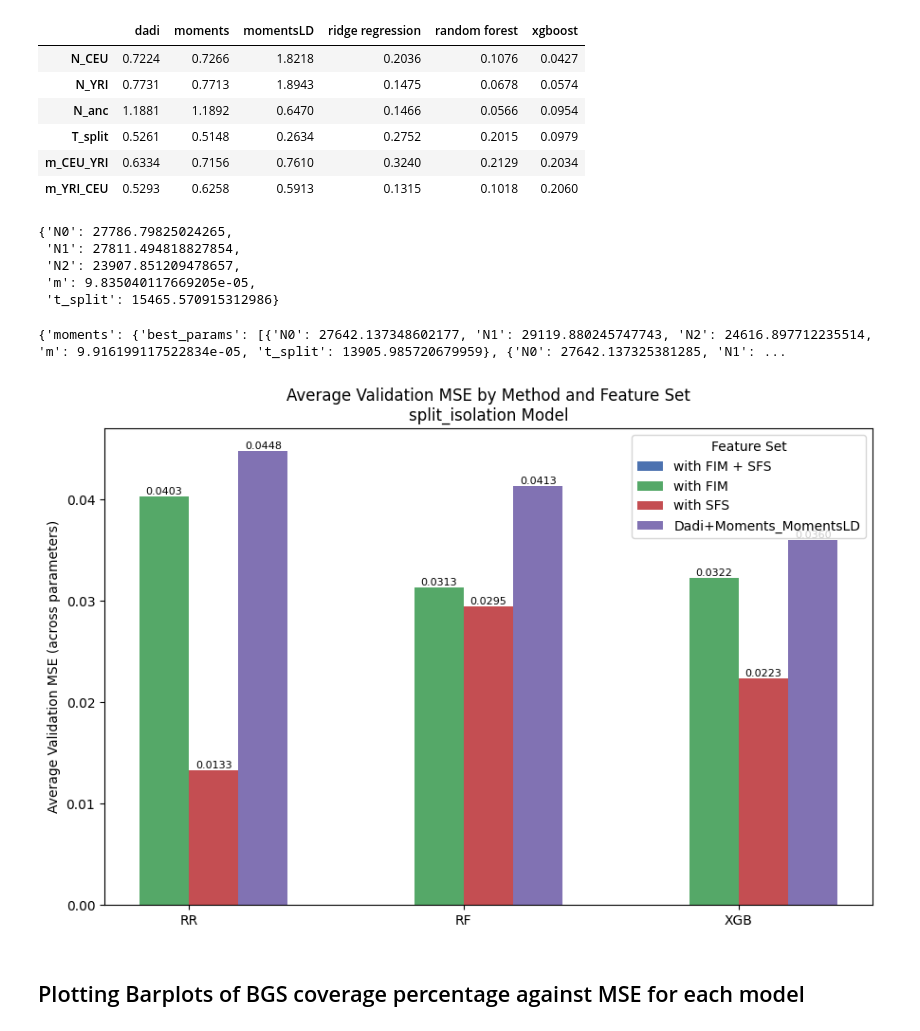
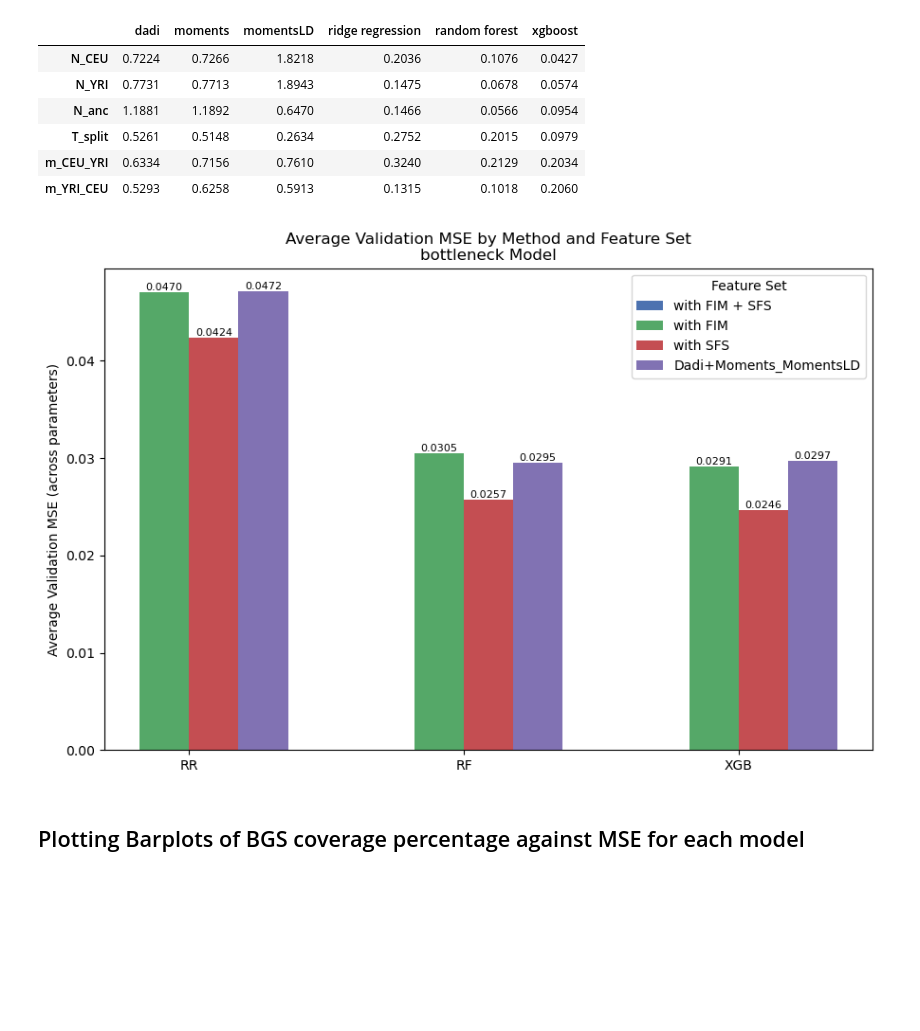
Before and after one commit to ak1376/Infer_Demography, a Jupyter notebook: notebooks/visualization.ipynb, the cells around one changed output. Saved outputs shown, nothing was run; the diff lists cells and outputs as text; code cells hidden in the pictures; blank space fills up the shorter version.

Commit message:
Speeding up random forest, making sure parameter fixing is happening correctly

```diff
--- a/notebooks/visualization.ipynb
+++ b/notebooks/visualization.ipynb
@@ -17,7 +17,7 @@ import numpy as np
 from pathlib import Path
 
 # Load data from all_inferences.pkl files across simulations
-exp_root = Path('/home/akapoor/kernlab/Infer_Demography/experiments/split_isolation')
+exp_root = Path('/home/akapoor/kernlab/Infer_Demography/experiments/bottleneck')
 sim_dirs = sorted([d for d in exp_root.glob('inferences/sim_*') if d.is_dir()])
 
 dadi_estimates = {}
@@ -253,32 +253,14 @@ df_display
 | T_split | 0.5261 | 0.5148 | 0.2634 | 0.2752 | 0.2015 | 0.0979 |
 | m_CEU_YRI | 0.6334 | 0.7156 | 0.7610 | 0.3240 | 0.2129 | 0.2034 |
 | m_YRI_CEU | 0.5293 | 0.6258 | 0.5913 | 0.1315 | 0.1018 | 0.2060 |
-# %%
-with open('/sietch_colab/akapoor/Infer_Demography/experiments/split_isolation/simulations/0/sampled_params.pkl', 'rb') as f:
-    sampled_params = pickle.load(f)
-# %%
-sampled_params
-# %% [output]
-{'N0': 27786.79825024265,
- 'N1': 27811.494818827854,
- 'N2': 23907.851209478657,
- 'm': 9.835040117669205e-05,
- 't_split': 15465.570915312986}
-# %%
-with open('/sietch_colab/akapoor/Infer_Demography/experiments/split_isolation/inferences/sim_0/all_inferences.pkl', 'rb') as f:
-    all_inferences = pickle.load(f)
-
-print(all_inferences)
-# %% [output]
-{'moments': {'best_params': [{'N0': 27642.137348602177, 'N1': 29119.880245747743, 'N2': 24616.897712235514, 'm': 9.916199117522834e-05, 't_split': 13905.985720679959}, {'N0': 27642.137325381285, 'N1': ...
 # %%
 import json, os
 import matplotlib.pyplot as plt
 import numpy as np
 
-experiment_name = 'split_isolation'
+experiment_name = 'bottleneck'
 
-base = f"/sietch_colab/akapoor/Infer_Demography/experiments/{experiment_name}/archived"
+base = f"/projects/kernlab/akapoor/Infer_Demography/experiments/{experiment_name}"
 paths = {
     "RR_FIM_SFS":  f"{base}/modeling_w_FIM_w_SFSresids/linear_ridge/linear_model_error_ridge.json",
     "RR_FIM":      f"{base}/modeling_w_FIM_wo_SFSresids/linear_ridge/linear_model_error_ridge.json",
@@ -316,34 +298,34 @@ for m in methods:
         load_avg_mse(paths[f"{m}_SFS"]),
         load_avg_mse(paths[f"{m}_BASE"])
     ]
     results.append(mses)
 results = np.array(results)
 
 # plotting
 x = np.arange(len(methods))
 width = 0.18
 fig, ax = plt.subplots(figsize=(9,6))
 
 offsets = np.linspace(-1.5*width, 1.5*width, 4)
 colors  = ["#4C72B0", "#55A868", "#C44E52", "#8172B3"]
 
 for i in range(4):
     bars = ax.bar(x + offsets[i], results[:, i], width, label=labels[i], color=colors[i])
     for j in range(len(methods)):
         val = results[j, i]
         if not np.isnan(val):
             ax.text(x[j] + offsets[i], val, f"{val:.4f}",
                     ha="center", va="bottom", fontsize=8)
 
 ax.set_ylabel("Average Validation MSE (across parameters)")
 ax.set_title(f"Average Validation MSE by Method and Feature Set\n{experiment_name} Model")
 ax.set_xticks(x)
 ax.set_xticklabels(methods)
 ax.legend(title="Feature Set")
 plt.tight_layout()
 plt.show()
 # %% [output]
-[figure, old version]
+[figure, new version]
 # %%
 import pickle
 with open('/sietch_colab/akapoor/Infer_Demography/experiments/split_isolation/modeling_w_FIM_w_SFSresids/random_forest/random_forest_mdl_obj.pkl', 'rb') as f:
```
Also changed, not shown: parts of 4 cells of this notebook, 20 other files.
